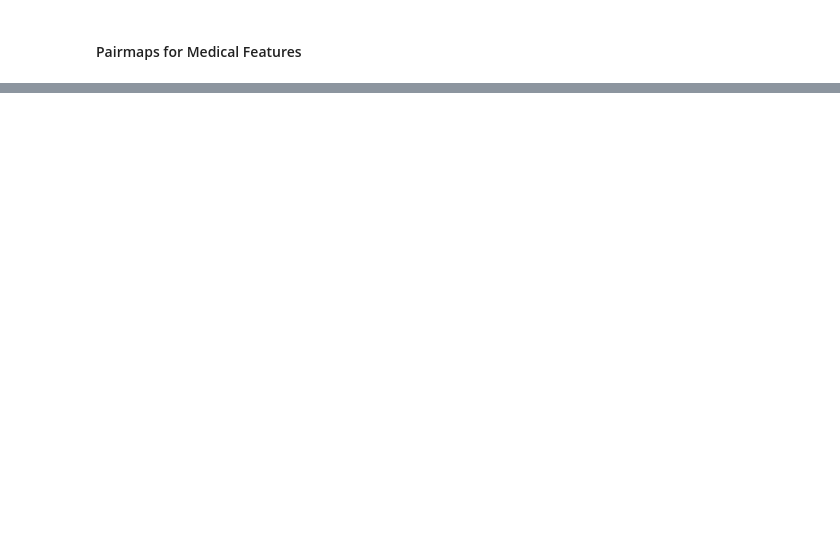
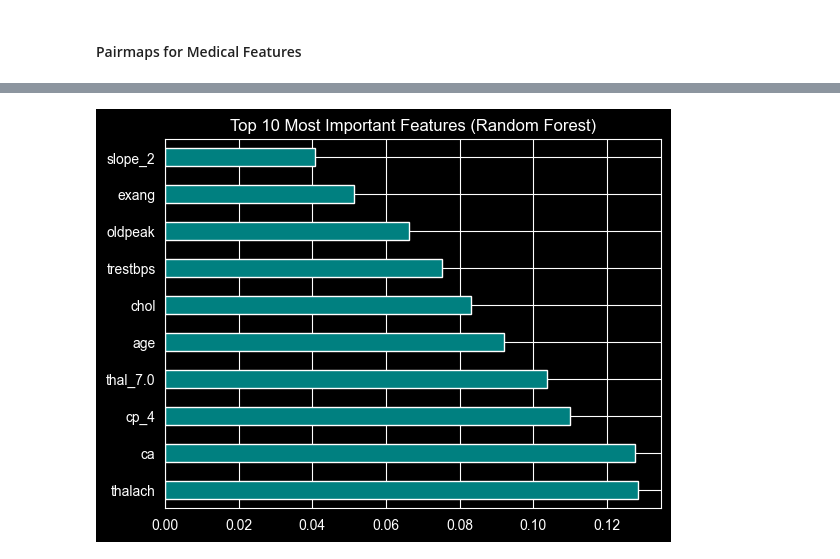
Before and after one commit to AFD03/ECS171_team9_proj, a Jupyter notebook: ECS171_Proj_Main.ipynb, the cells around one changed output, grey strips where cells are left out. Drawn from its saved outputs; the diff is of its cells as text; code cells hidden in the pictures; blank space fills up the shorter version.

```diff
--- a/ECS171_Proj_Main.ipynb
+++ b/ECS171_Proj_Main.ipynb
@@ -372,0 +400,14 @@ sns.pairplot(df[['age','thalach','oldpeak','chol','target']], hue='target')
+# %%
+from sklearn.ensemble import RandomForestClassifier
+
+# init and fit
+model = RandomForestClassifier(random_state=42)
+model.fit(X, y)
+
+# visualizing importance
+feat_importances = pd.Series(model.feature_importances_, index=X.columns)
+feat_importances.nlargest(10).plot(kind='barh', color='teal')
+plt.title('Top 10 Most Important Features (Random Forest)')
+plt.show()
+# %% [output]
+[figure, added]
```
Also changed, not shown: parts of 31 cells of this notebook.
